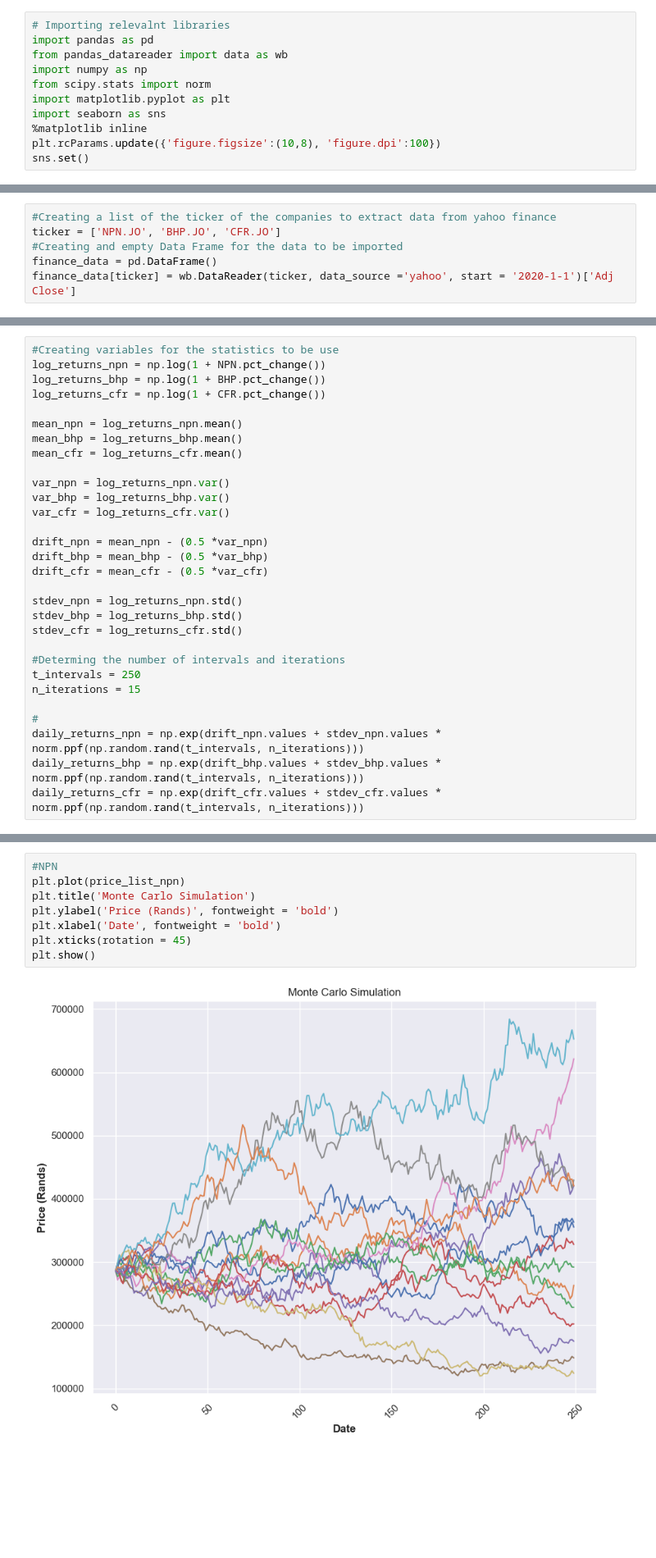
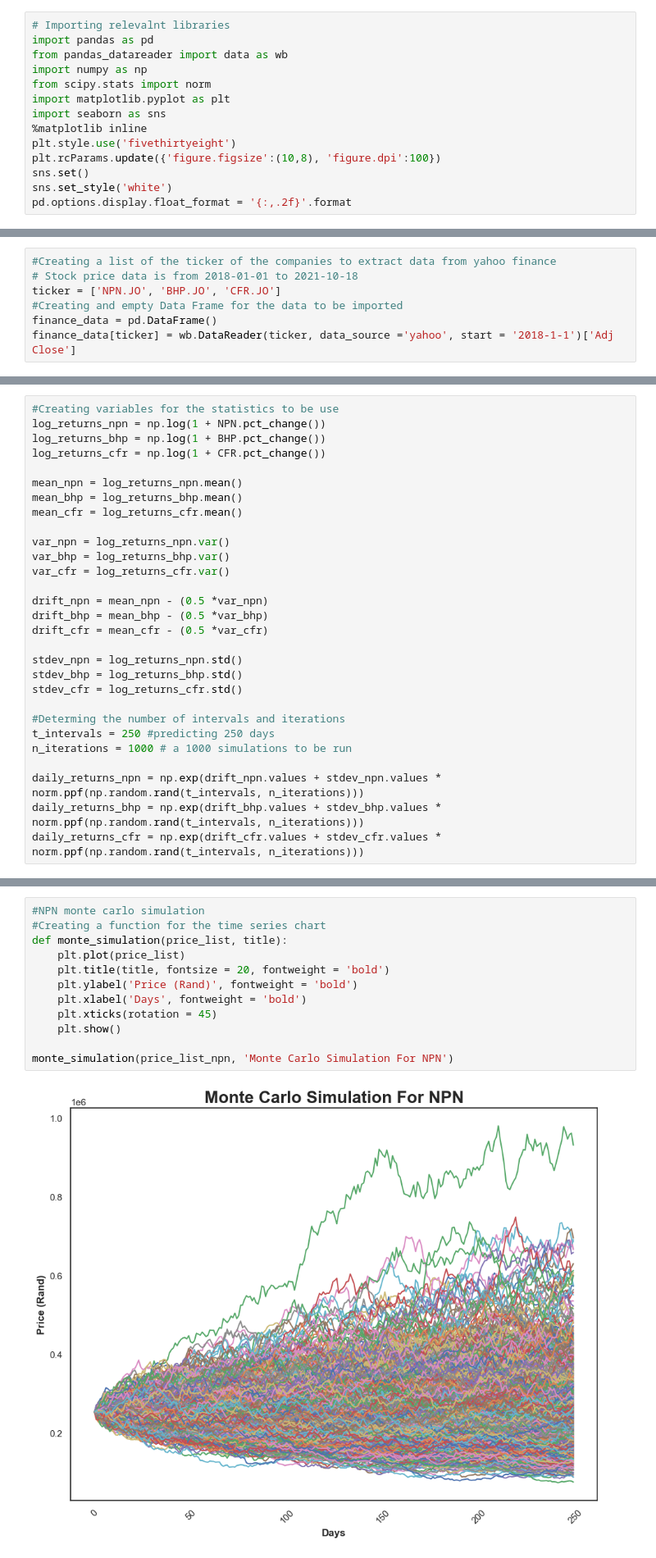
Before and after one commit to NigelGondo/Portfolio_Projects, a Jupyter notebook: Predicting Stock Prices of the top 3 largest Companies on the JSE (Monte Carlo Simulation).ipynb, the cells around one changed output, grey strips where cells are left out. Shown at 82% size. Cells and saved outputs as stored; diff of their text form; blank space fills up the shorter version.

Commit message:
Add files via upload
Update to stock price project

```diff
--- a/Predicting Stock Prices of the top 3 largest Companies on the JSE (Monte Carlo Simulation).ipynb
+++ b/Predicting Stock Prices of the top 3 largest Companies on the JSE (Monte Carlo Simulation).ipynb
@@ -7,8 +7,11 @@ from scipy.stats import norm
 import matplotlib.pyplot as plt
 import seaborn as sns
 %matplotlib inline
+plt.style.use('fivethirtyeight')
 plt.rcParams.update({'figure.figsize':(10,8), 'figure.dpi':100})
 sns.set()
+sns.set_style('white')
+pd.options.display.float_format = '{:,.2f}'.format
 # %% [markdown]
 # Breif Description on the companies
 # %% [markdown]
@@ -19,8 +22,9 @@ sns.set()
 **COMPAGNIE FINANCIERE RICHEMONT SA (CFR.JO) - Richemont is the owner of prestigious Maisons, recognised for their excellence in jewellery, watches, fashion and accessories, and distinguished by their craftsmanship and creativity.
 # %%
 #Creating a list of the ticker of the companies to extract data from yahoo finance
+# Stock price data is from 2018-01-01 to 2021-10-18
 ticker = ['NPN.JO', 'BHP.JO', 'CFR.JO']
 #Creating and empty Data Frame for the data to be imported
 finance_data = pd.DataFrame()
-finance_data[ticker] = wb.DataReader(ticker, data_source ='yahoo', start = '2020-1-1')['Adj Close']
+finance_data[ticker] = wb.DataReader(ticker, data_source ='yahoo', start = '2018-1-1')['Adj Close']
 # %%
@@ -84,10 +92,9 @@ stdev_bhp = log_returns_bhp.std()
 stdev_cfr = log_returns_cfr.std()
 
 #Determing the number of intervals and iterations
-t_intervals = 250
-n_iterations = 15
+t_intervals = 250 #predicting 250 days
+n_iterations = 1000 # a 1000 simulations to be run
 
-#
 daily_returns_npn = np.exp(drift_npn.values + stdev_npn.values * norm.ppf(np.random.rand(t_intervals, n_iterations)))
 daily_returns_bhp = np.exp(drift_bhp.values + stdev_bhp.values * norm.ppf(np.random.rand(t_intervals, n_iterations)))
 daily_returns_cfr = np.exp(drift_cfr.values + stdev_cfr.values * norm.ppf(np.random.rand(t_intervals, n_iterations)))
@@ -175,13 +182,17 @@ print(price_list_npn)
 # %%
-#NPN
-plt.plot(price_list_npn)
-plt.title('Monte Carlo Simulation')
-plt.ylabel('Price (Rands)', fontweight = 'bold')
-plt.xlabel('Date', fontweight = 'bold')
-plt.xticks(rotation = 45)
-plt.show()
+#NPN monte carlo simulation
+#Creating a function for the time series chart
+def monte_simulation(price_list, title):
+    plt.plot(price_list)
+    plt.title(title, fontsize = 20, fontweight = 'bold')
+    plt.ylabel('Price (Rand)', fontweight = 'bold')
+    plt.xlabel('Days', fontweight = 'bold')
+    plt.xticks(rotation = 45)
+    plt.show()
+
+monte_simulation(price_list_npn, 'Monte Carlo Simulation For NPN')
 # %% [output]
-[figure, old version]
+[figure, new version]
 # %%
 #Iterating for BHP
 for t in range(1, t_intervals):
```
Also changed, not shown: parts of 11 cells of this notebook.
